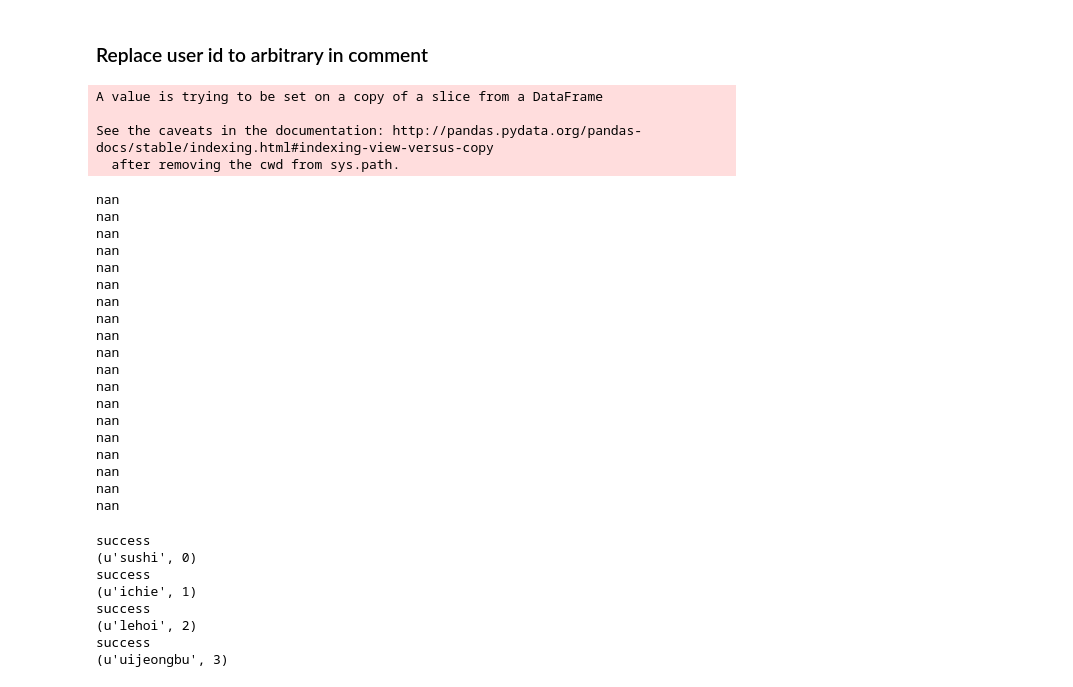
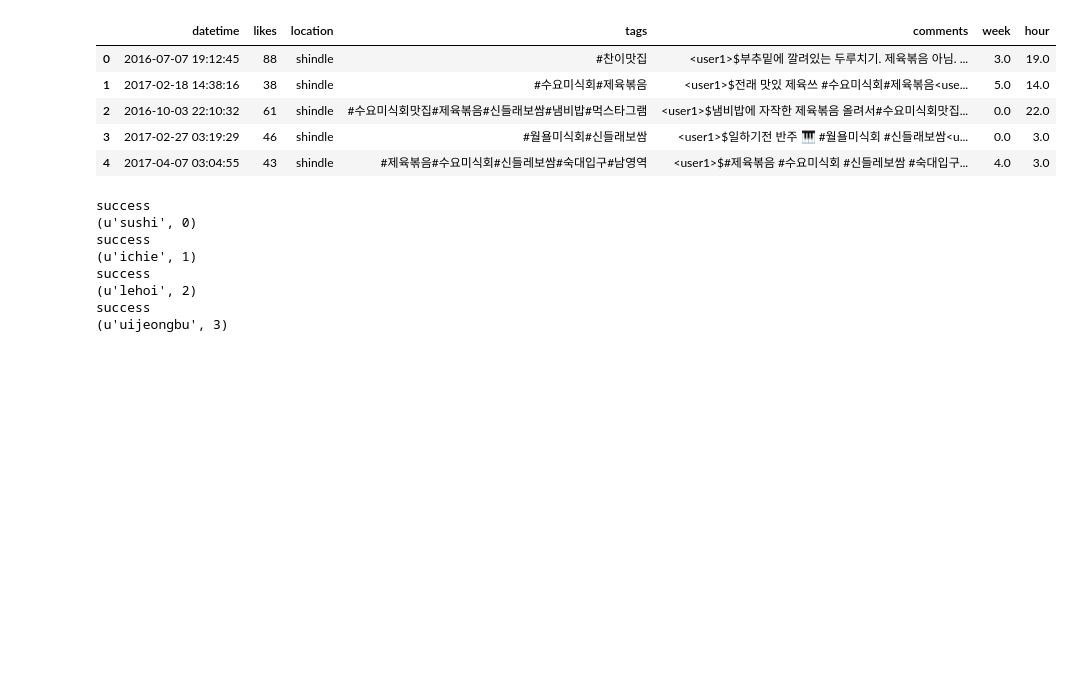
Before and after one commit to yjsuh-sub/instagram-data-visualization, a Jupyter notebook: visualization.ipynb, the cells around one changed output. Drawn from its saved outputs; the diff is of its cells as text; code cells hidden in the pictures; blank space fills up the shorter version.

```diff
--- a/data-analyze2.3.ipynb
+++ b/visualization.ipynb
@@ -231,36 +154,14 @@ for p in glob('%s/*.csv'%path):
-# %% [markdown]
-### Replace user id to arbitrary in comment
-# %%
-for res in data_dic.keys():
-    for i in range(len(data_dic[res].comments)):
-        try:
-            data_dic[res].comments[i] = eraser(data_dic[res].comments[i])
-        except:
-            pass
-# %% [output]
-A value is trying to be set on a copy of a slice from a DataFrame
-
-See the caveats in the documentation: http://pandas.pydata.org/pandas-docs/stable/indexing.html#indexing-view-versus-copy
-  after removing the cwd from sys.path.
-nan
-nan
-nan
-nan
-nan
-nan
-nan
-nan
-nan
-nan
-nan
-nan
-nan
-nan
-nan
-nan
-nan
-nan
-nan
+# %%
+df = pd.read_csv('insta_final.csv')
+df.drop('Unnamed: 0', axis=1, inplace=True)
+df.head()
+# %% [output]
+|  | datetime | likes | location | tags | comments | week | hour |
+| 0 | 2016-07-07 19:12:45 | 88 | shindle | #찬이맛집 | <user1>$부추밑에 깔려있는 두루치기. 제육볶음 아님. ... | 3.0 | 19.0 |
+| 1 | 2017-02-18 14:38:16 | 38 | shindle | #수요미식회#제육볶음 | <user1>$전래 맛있 제육쓰 #수요미식회#제육볶음<use... | 5.0 | 14.0 |
+| 2 | 2016-10-03 22:10:32 | 61 | shindle | #수요미식회맛집#제육볶음#신들래보쌈#냄비밥#먹스타그램 | <user1>$냄비밥에 자작한 제육볶음 올려서#수요미식회맛집... | 0.0 | 22.0 |
+| 3 | 2017-02-27 03:19:29 | 46 | shindle | #월욜미식회#신들래보쌈 | <user1>$일하기전 반주 🎹 #월욜미식회 #신들래보쌈<u... | 0.0 | 3.0 |
+| 4 | 2017-04-07 03:04:55 | 43 | shindle | #제육볶음#수요미식회#신들레보쌈#숙대입구#남영역 | <user1>$#제육볶음 #수요미식회 #신들레보쌈 #숙대입구... | 4.0 | 3.0 |
 # %%
 # datetime 항목 값을 datetime 데이터형으로 바꾸고 nan 값 삭제하기
 for i, dt in enumerate(data_dic.values()):
```
Also changed, not shown: parts of 3 cells of this notebook, 1 other file.
